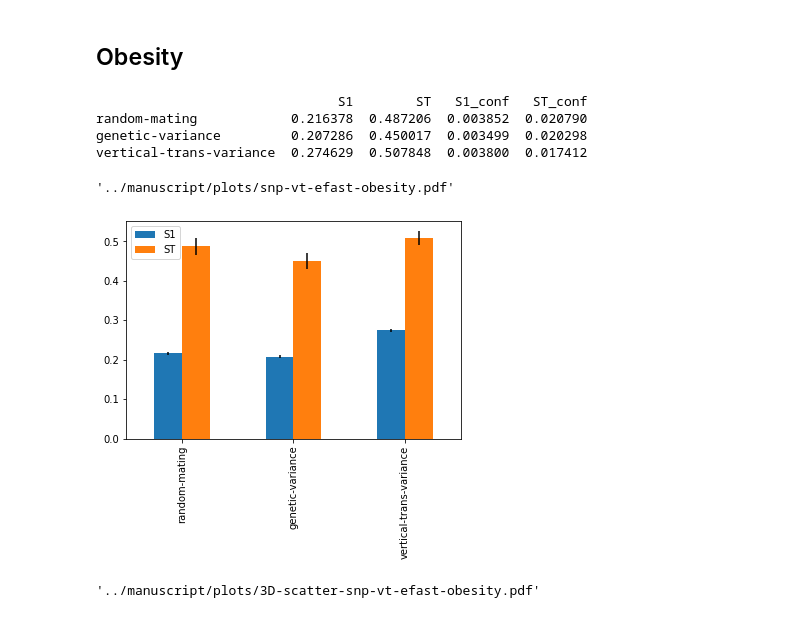
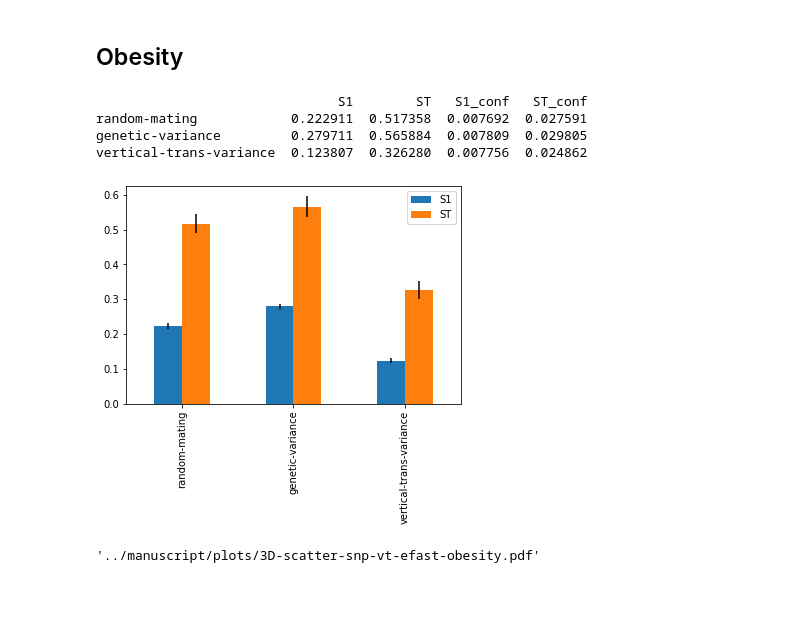
Before and after one commit to sdaza/obesity-dem-heritability, a Jupyter notebook: notebooks/snp-sensitivity-analysis-vertical-trans.ipynb, the cells around one changed output. Cells and saved outputs as stored; diff of their text form; code cells hidden in the pictures.

```diff
--- a/notebooks/snp-sensitivity-analysis-vertical-trans.ipynb
+++ b/notebooks/snp-sensitivity-analysis-vertical-trans.ipynb
@@ -74,18 +71,14 @@ pearsonr(df.genetic_variance, df.p_random_mating)
 # %% [markdown]
 ## Obesity
-# %%
-Y = df["g4"].to_numpy()
-Sif = fast.analyze(problem, Y, print_to_console=True)
-# %% [output]
-                               S1        ST   S1_conf   ST_conf
-random-mating            0.216378  0.487206  0.003852  0.020790
-genetic-variance         0.207286  0.450017  0.003499  0.020298
-vertical-trans-variance  0.274629  0.507848  0.003800  0.017412
-# %%
-Sif.plot()
-plt.savefig(plots_path + "snp-vt-efast-obesity.pdf", bbox_inches='tight')
-shutil.copy(plots_path + "snp-vt-efast-obesity.pdf", "../manuscript/plots/")
-# %% [output]
-'../manuscript/plots/snp-vt-efast-obesity.pdf'
-[figure, removed]
+# %%
+efast(df["g4"], problem, save=True,
+    filepath= plots_path + 'snp-vt-efast-prop-obese.pdf',
+    move=True,
+    moving_path= '../manuscript/plots/'')
+# %% [output]
+                               S1        ST   S1_conf   ST_conf
+random-mating            0.222911  0.517358  0.007692  0.027591
+genetic-variance         0.279711  0.565884  0.007809  0.029805
+vertical-trans-variance  0.123807  0.326280  0.007756  0.024862
+[figure, added]
 # %%
```
Also changed, not shown: parts of 12 cells of this notebook, 33 other files.
